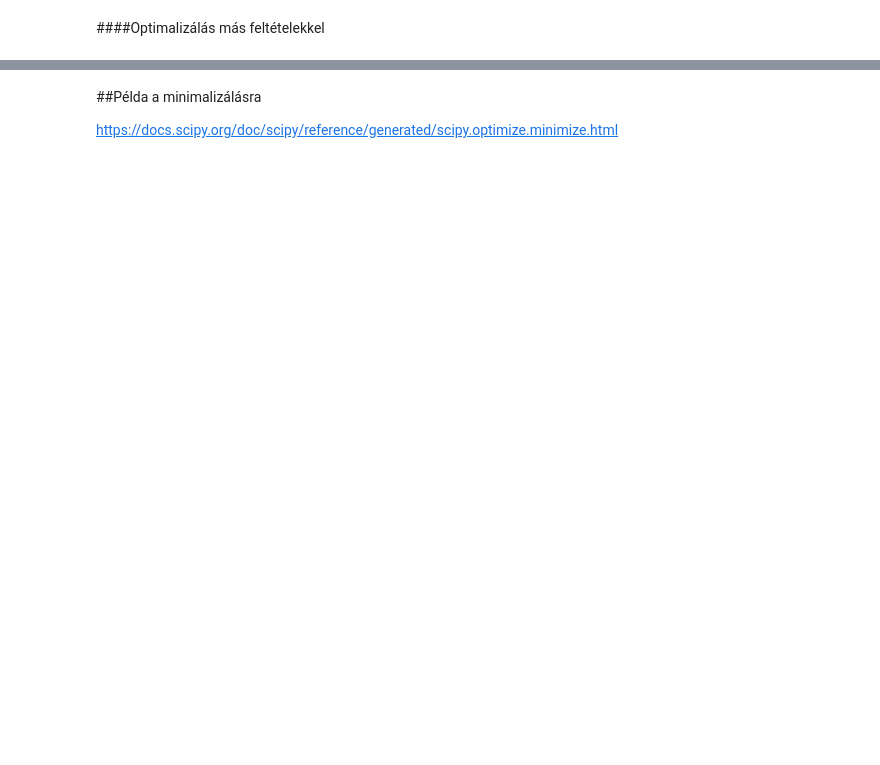
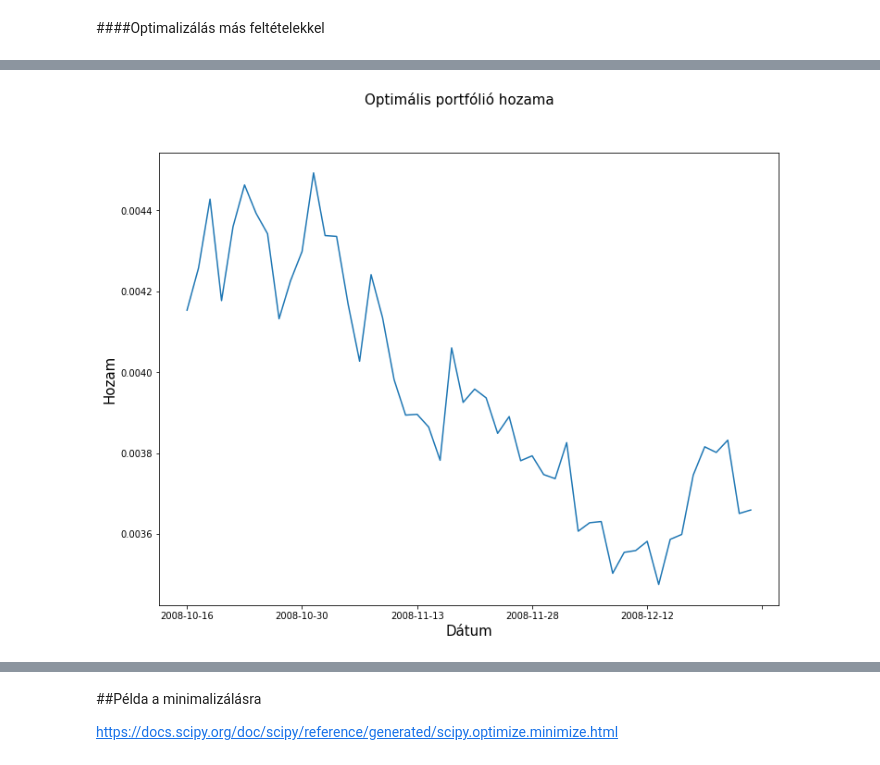
Before and after one commit to Kriszti8828/6het, a Jupyter notebook: beadando_maxmin_ipynb_másolata.ipynb, the cells around one changed output, grey strips where cells are left out. Saved outputs shown, nothing was run; the diff lists cells and outputs as text; code cells hidden in the pictures; blank space fills up the shorter version.

```diff
--- a/beadando_maxmin_ipynb_másolata.ipynb
+++ b/beadando_maxmin_ipynb_másolata.ipynb
@@ -558,10 +886,12 @@ print(sulyarray2[1])
 gordreturn_dd=pd.DataFrame(columns={'return'})
 gordreturn_dd['return']=np.zeros(len(df_suly3_2['x1']))
 # %%
-#A returnök kiszámolása a csúszóablakos módszernél
+#A returnök és szórások kiszámolása a csúszóablakos módszernél
 gordreturn_dd['return']=np.zeros(len(megoldas3_2['x1']))
+gordreturn_dd['szoras']=np.zeros(len(megoldas3_2['x1']))
 for i in range(len(megoldas3_2['x1'])):
-  gordreturn_dd['return'][i]=minden(df_hozam_gsh[i:(i+5*252)],sulyarray[i])[0] #Itt is átlaghozamokat számolunk, hogy tudjuk ábrázolni
+  gordreturn_dd['return'][i]=minden(df_hozam_gsh[i:(i+5*252)],sulyarray[i])[0]
+  gordreturn_dd['szoras'][i]=minden(df_hozam_gsh[i:(i+5*252)],sulyarray[i])[1] #Itt is átlaghozamokkal ill. szórásokkal számolunk, hogy tudjuk ábrázolni
   #df_ret[df_ret.columns[1]]*megoldas1_2['x1'][i] #pbj #az index 1-nél indul, mert a 0. az yc
 # %%
 #Dátum beállítása
@@ -579,0 +916,10 @@ gordreturn_dd['return'].plot()
+# %%
+plt.figure(figsize=(12, 9))
+gordreturn_dd['return'].plot()
+plt.suptitle('Optimális portfólió hozama', fontsize=15)
+plt.ylabel('Hozam', fontsize=15)
+plt.xlabel('Dátum', fontsize=15)
+plt.savefig("drawgordopthozam.png")
+plt.show()
+# %% [output]
+[figure, added]
```
Also changed, not shown: parts of 72 cells of this notebook.
